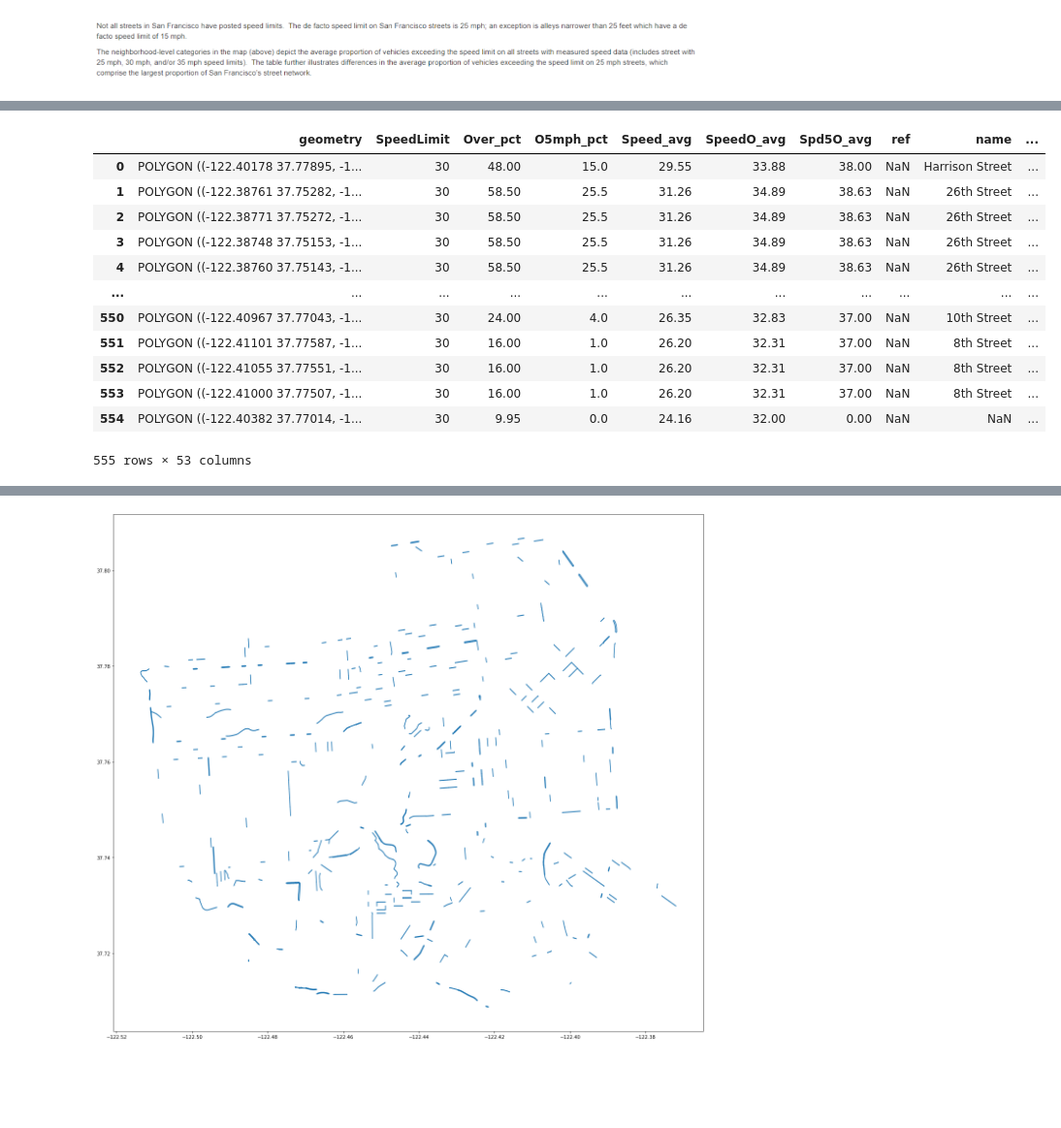
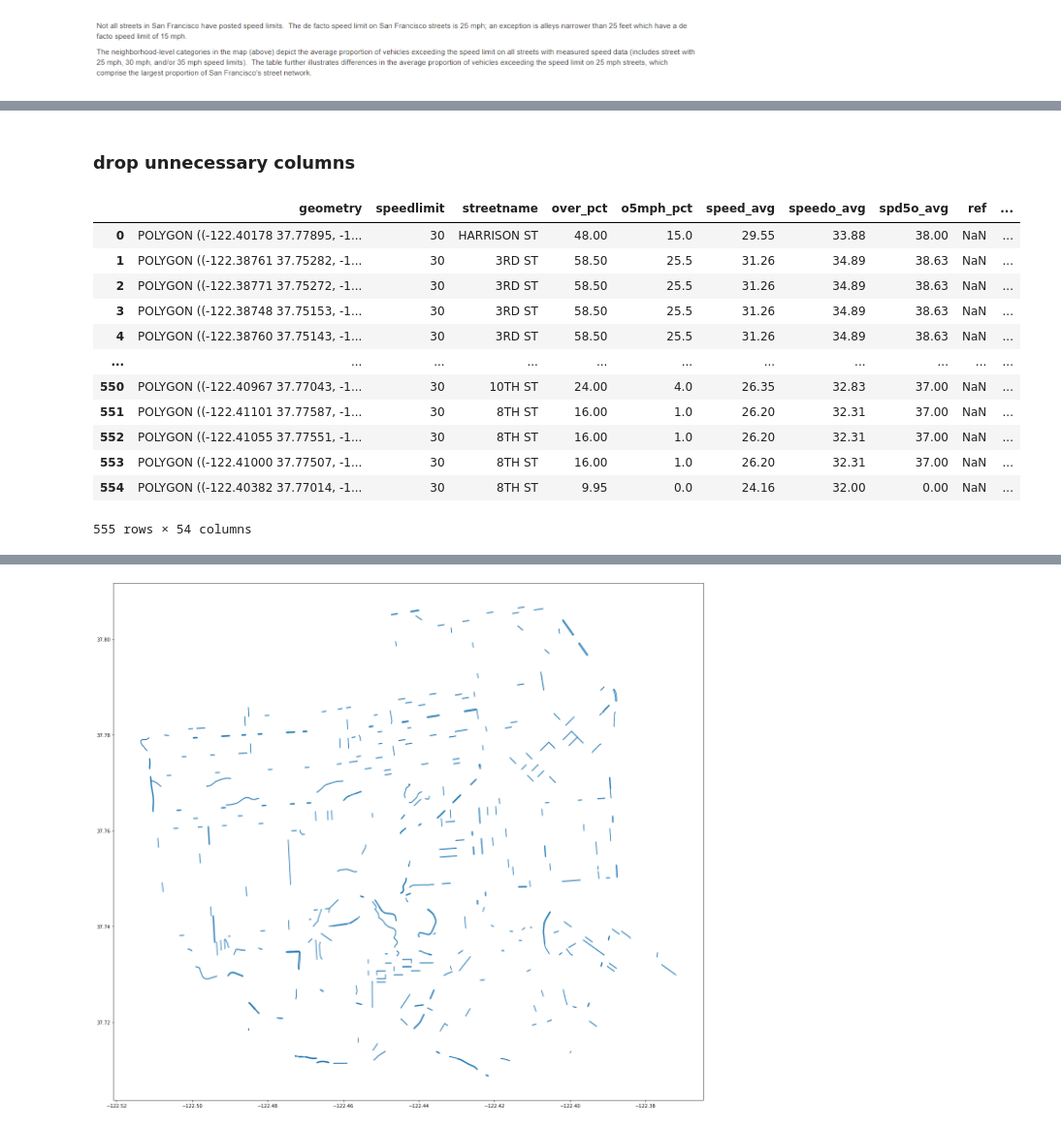
Before and after one commit to YgLK/data_engineering, a Jupyter notebook: 2.Data processing.ipynb, the cells around one changed output, grey strips where cells are left out. Shown at 97% size. Saved outputs shown, nothing was run; the diff lists cells and outputs as text; code cells hidden in the pictures; blank space fills up the shorter version.

```diff
--- a/2.Data processing.ipynb
+++ b/2.Data processing.ipynb
@@ -302,4 +359,4 @@ edges = edges.join(dummies)
 # %%
 r = re.compile("highway.*")
 highway_cols = list(filter(r.match, list(edges.columns)))
-edges[highway_cols] = edges[highway_cols].fillna(value=0)
+edges[highway_cols].info()
@@ -363,3 +468,4 @@ gdfSpeed = gpd.GeoDataFrame(df, crs='epsg:4326')
 # %%
+gdfSpeed.columns= gdfSpeed.columns.str.lower()
 gdfSpeed
 # %% [output]
@@ -402,3 +508,3 @@ memory usage: 43.2+ KB
 # %%
-gdfSpeed.drop(columns=['CNN'], inplace = True)
+gdfSpeed.drop(columns=['cnn'], inplace = True)
 # %% [markdown]
@@ -414,4 +520,4 @@ Name: SpeedLimit, dtype: int64
 # %% [markdown]
 ![image-2.png](attachment:image-2.png)
 # %%
-gdfSpeed['SpeedLimit'].replace({0:25}, inplace=True)
+gdfSpeed['speedlimit'].replace({0:25}, inplace=True)
@@ -445,21 +551,23 @@ merged.head(2)
 2 rows × 55 columns
+# %% [markdown]
+### drop unnecessary columns
 # %%
 merged.reset_index(inplace = True)
 merged.drop_duplicates(subset=["geometry"], inplace=True)
 merged.reset_index(inplace=True)
-merged.drop(columns=["level_0", "index", "STREETNAME", "index_right"], inplace=True)
+merged.drop(columns=["level_0", "index", "index_right"], inplace=True)
 merged
 # %% [output]
-|  | geometry | SpeedLimit | Over_pct | O5mph_pct | Speed_avg | SpeedO_avg | Spd5O_avg | ref | name | ... |
-| 0 | POLYGON ((-122.40178 37.77895, -1... | 30 | 48.00 | 15.0 | 29.55 | 33.88 | 38.00 | NaN | Harrison Street | ... |
-| 1 | POLYGON ((-122.38761 37.75282, -1... | 30 | 58.50 | 25.5 | 31.26 | 34.89 | 38.63 | NaN | 26th Street | ... |
-| 2 | POLYGON ((-122.38771 37.75272, -1... | 30 | 58.50 | 25.5 | 31.26 | 34.89 | 38.63 | NaN | 26th Street | ... |
-| 3 | POLYGON ((-122.38748 37.75153, -1... | 30 | 58.50 | 25.5 | 31.26 | 34.89 | 38.63 | NaN | 26th Street | ... |
-| 4 | POLYGON ((-122.38760 37.75143, -1... | 30 | 58.50 | 25.5 | 31.26 | 34.89 | 38.63 | NaN | 26th Street | ... |
+|  | geometry | speedlimit | streetname | over_pct | o5mph_pct | speed_avg | speedo_avg | spd5o_avg | ref | ... |
+| 0 | POLYGON ((-122.40178 37.77895, -1... | 30 | HARRISON ST | 48.00 | 15.0 | 29.55 | 33.88 | 38.00 | NaN | ... |
+| 1 | POLYGON ((-122.38761 37.75282, -1... | 30 | 3RD ST | 58.50 | 25.5 | 31.26 | 34.89 | 38.63 | NaN | ... |
+| 2 | POLYGON ((-122.38771 37.75272, -1... | 30 | 3RD ST | 58.50 | 25.5 | 31.26 | 34.89 | 38.63 | NaN | ... |
+| 3 | POLYGON ((-122.38748 37.75153, -1... | 30 | 3RD ST | 58.50 | 25.5 | 31.26 | 34.89 | 38.63 | NaN | ... |
+| 4 | POLYGON ((-122.38760 37.75143, -1... | 30 | 3RD ST | 58.50 | 25.5 | 31.26 | 34.89 | 38.63 | NaN | ... |
 | ... | ... | ... | ... | ... | ... | ... | ... | ... | ... | ... |
-| 550 | POLYGON ((-122.40967 37.77043, -1... | 30 | 24.00 | 4.0 | 26.35 | 32.83 | 37.00 | NaN | 10th Street | ... |
-| 551 | POLYGON ((-122.41101 37.77587, -1... | 30 | 16.00 | 1.0 | 26.20 | 32.31 | 37.00 | NaN | 8th Street | ... |
-| 552 | POLYGON ((-122.41055 37.77551, -1... | 30 | 16.00 | 1.0 | 26.20 | 32.31 | 37.00 | NaN | 8th Street | ... |
-| 553 | POLYGON ((-122.41000 37.77507, -1... | 30 | 16.00 | 1.0 | 26.20 | 32.31 | 37.00 | NaN | 8th Street | ... |
-| 554 | POLYGON ((-122.40382 37.77014, -1... | 30 | 9.95 | 0.0 | 24.16 | 32.00 | 0.00 | NaN | NaN | ... |
+| 550 | POLYGON ((-122.40967 37.77043, -1... | 30 | 10TH ST | 24.00 | 4.0 | 26.35 | 32.83 | 37.00 | NaN | ... |
+| 551 | POLYGON ((-122.41101 37.77587, -1... | 30 | 8TH ST | 16.00 | 1.0 | 26.20 | 32.31 | 37.00 | NaN | ... |
+| 552 | POLYGON ((-122.41055 37.77551, -1... | 30 | 8TH ST | 16.00 | 1.0 | 26.20 | 32.31 | 37.00 | NaN | ... |
+| 553 | POLYGON ((-122.41000 37.77507, -1... | 30 | 8TH ST | 16.00 | 1.0 | 26.20 | 32.31 | 37.00 | NaN | ... |
+| 554 | POLYGON ((-122.40382 37.77014, -1... | 30 | 8TH ST | 9.95 | 0.0 | 24.16 | 32.00 | 0.00 | NaN | ... |
-555 rows × 53 columns
+555 rows × 54 columns
```
Also changed, not shown: parts of 92 cells of this notebook.
